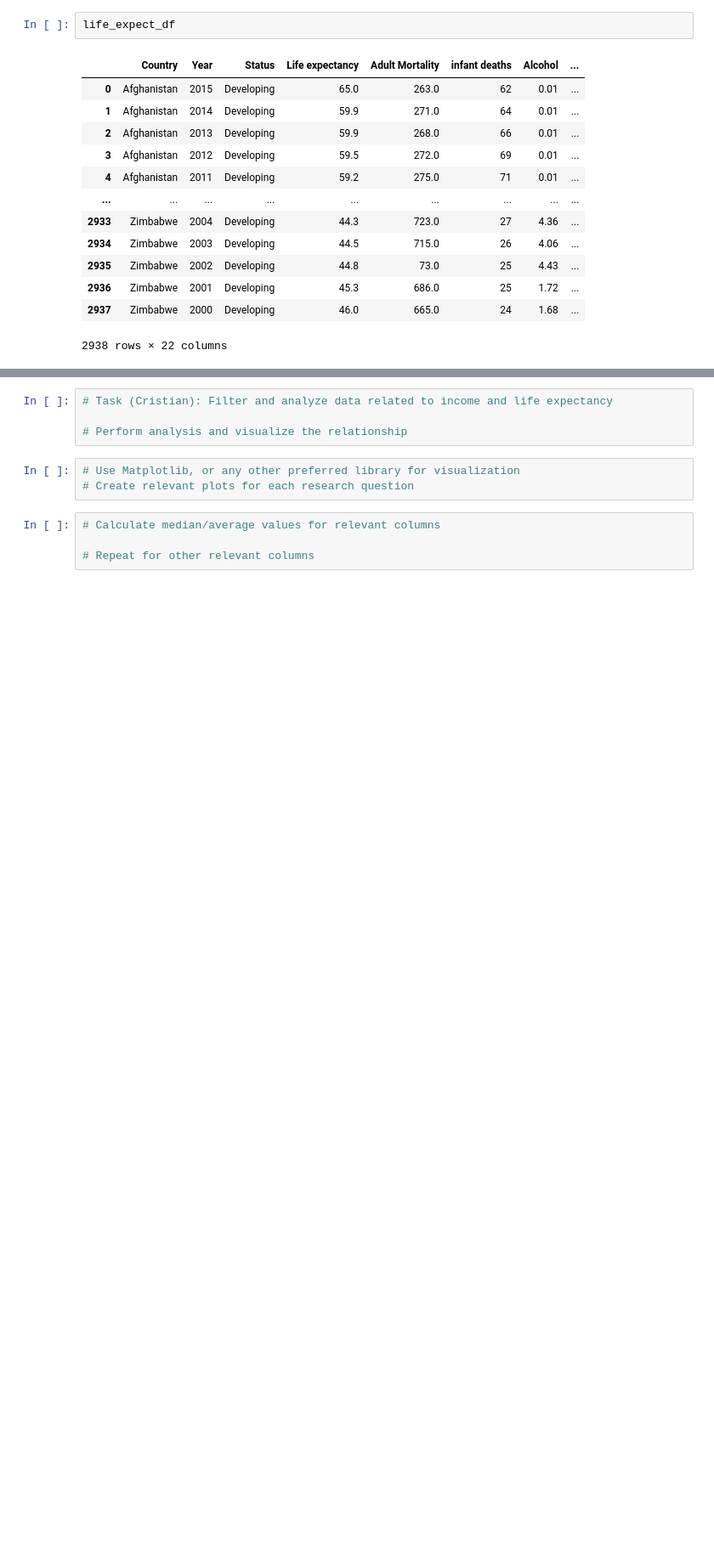
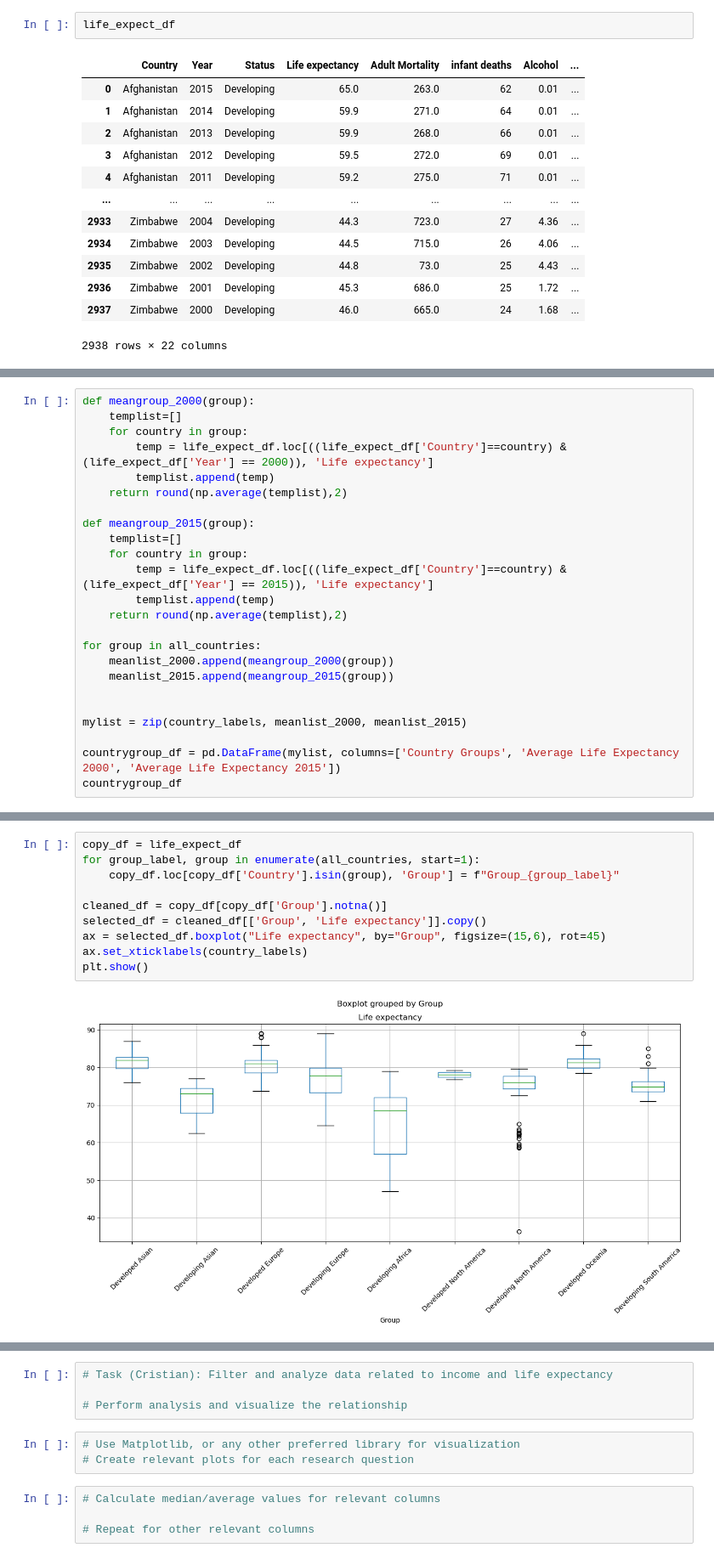
Before and after one commit to rachj14/project-one, a Jupyter notebook: life-expectancy.ipynb, the cells around one changed output, grey strips where cells are left out. Shown at 85% size. Saved outputs shown, nothing was run; the diff lists cells and outputs as text; blank space fills up the shorter version.

```diff
--- a/life-expectancy.ipynb
+++ b/life-expectancy.ipynb
@@ -60,0 +177,24 @@ gender_region_df
+# %%
+def meangroup_2000(group):
+    templist=[]
+    for country in group:
+        temp = life_expect_df.loc[((life_expect_df['Country']==country) & (life_expect_df['Year'] == 2000)), 'Life expectancy']
+        templist.append(temp)
+    return round(np.average(templist),2)
+
+def meangroup_2015(group):
+    templist=[]
+    for country in group:
+        temp = life_expect_df.loc[((life_expect_df['Country']==country) & (life_expect_df['Year'] == 2015)), 'Life expectancy']
+        templist.append(temp)
+    return round(np.average(templist),2)
+
+for group in all_countries:
+    meanlist_2000.append(meangroup_2000(group))
+    meanlist_2015.append(meangroup_2015(group))
+
+
+mylist = zip(country_labels, meanlist_2000, meanlist_2015)
+
+countrygroup_df = pd.DataFrame(mylist, columns=['Country Groups', 'Average Life Expectancy 2000', 'Average Life Expectancy 2015'])
+countrygroup_df
@@ -60,0 +212,12 @@ gender_region_df
+# %%
+copy_df = life_expect_df
+for group_label, group in enumerate(all_countries, start=1):
+    copy_df.loc[copy_df['Country'].isin(group), 'Group'] = f"Group_{group_label}"
+
+cleaned_df = copy_df[copy_df['Group'].notna()]
+selected_df = cleaned_df[['Group', 'Life expectancy']].copy()
+ax = selected_df.boxplot("Life expectancy", by="Group", figsize=(15,6), rot=45)
+ax.set_xticklabels(country_labels)
+plt.show()
+# %% [output]
+[figure, added]
```
Also changed, not shown: parts of 19 cells of this notebook, 4 other files.
